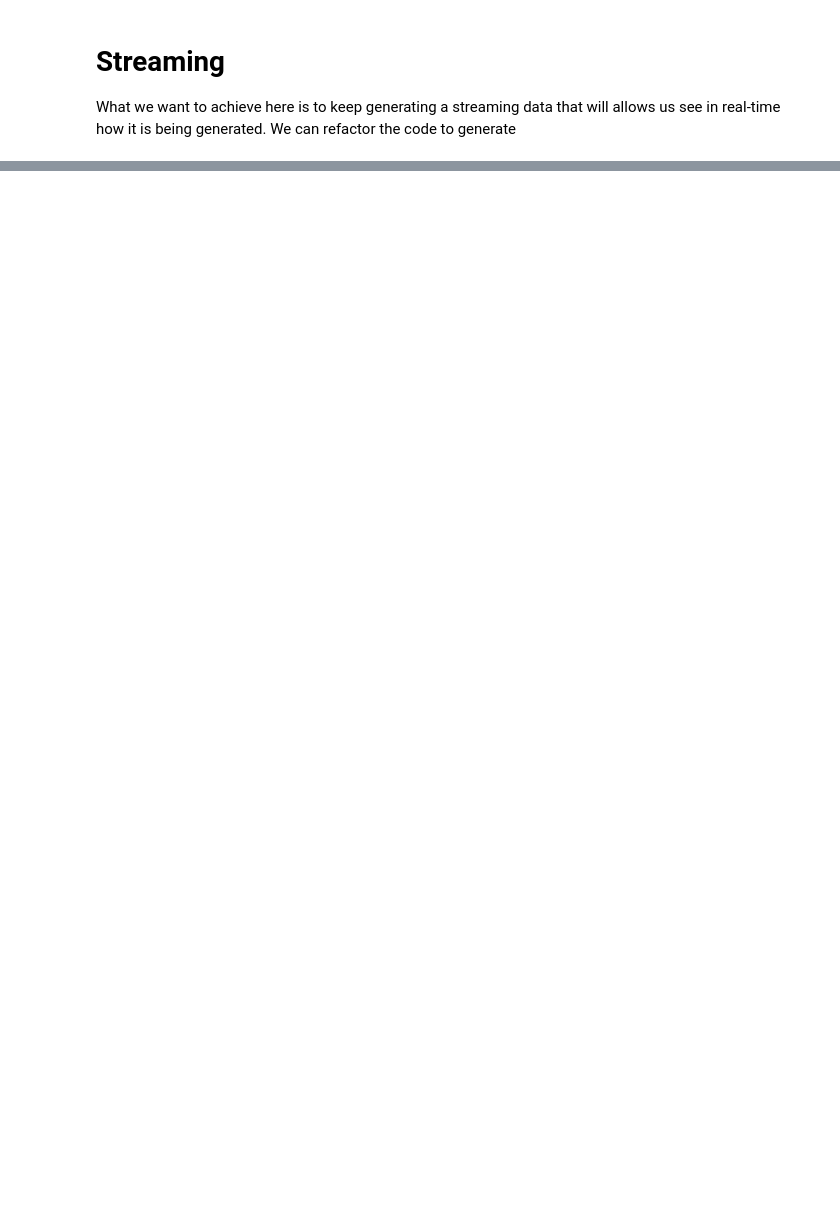
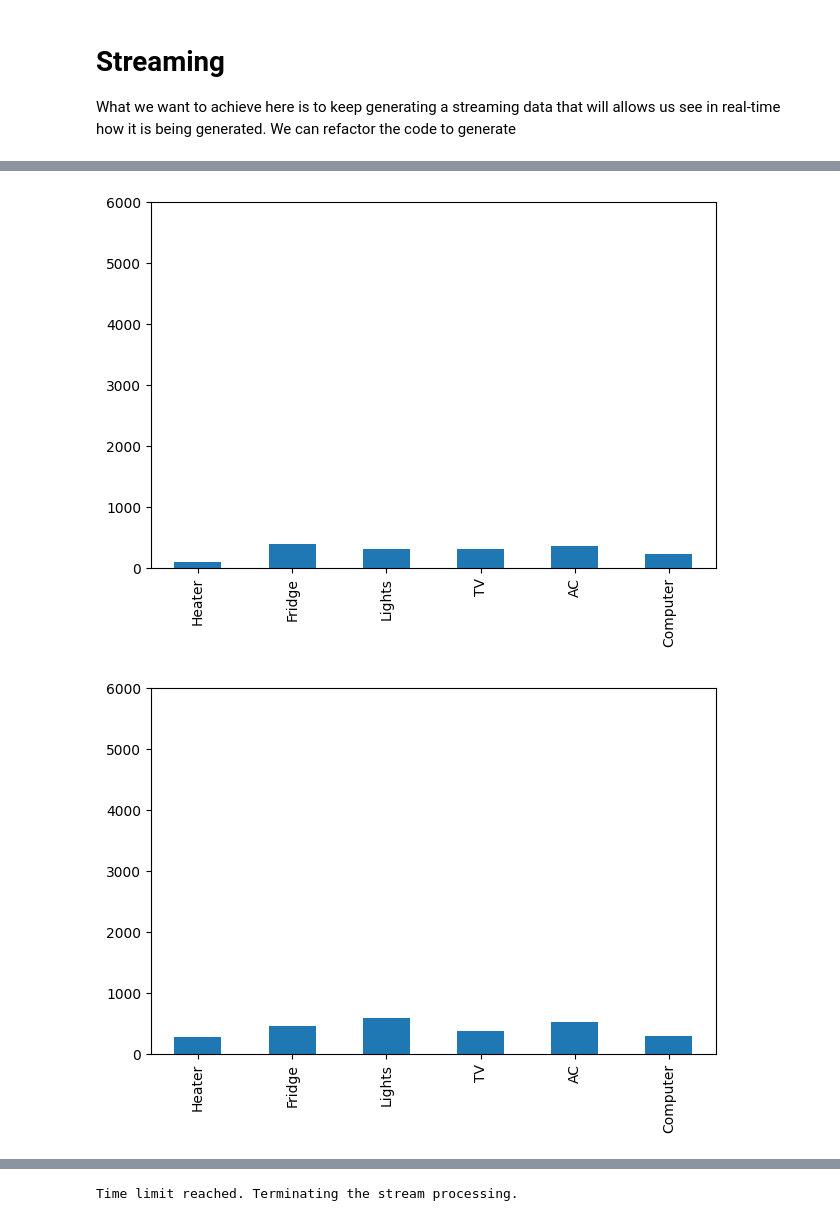
Before and after one commit to Stephen-Data-Engineer-Public/RESGAD-TECH-CLASS, a Jupyter notebook: Data Ingestion/Stream Data Ingestion/Streaming Ingestion demo.ipynb, the cells around one changed output, grey strips where cells are left out. Cells and saved outputs as stored; diff of their text form; code cells hidden in the pictures; blank space fills up the shorter version.

```diff
--- a/Data Ingestion/Stream Data Ingestion/Streaming Ingestion demo.ipynb
+++ b/Data Ingestion/Stream Data Ingestion/Streaming Ingestion demo.ipynb
@@ -7,10 +7,8 @@ import random
 import time
 
 def generate_mock_data():
+    DEVICES = ["Heater", "Fridge", "Lights", "TV", "AC", "Computer"]
     while True:
-        record = {
-            'id': random.randint(1, 1000),
-            'value': random.random() * 100
-            }
+        record = {device: random.randint(50, 500) for device in DEVICES}
         yield record
-        time.sleep(1) # Simulate data arriving every 0.5 seconds
+        time.sleep(1)
@@ -25,21 +15,24 @@ def transform_data(record):
 # %%
 import pandas as pd
 import matplotlib.pyplot as plt
+from collections import Counter
 
-buffer = []
+
+d1 = Counter()
 
 def load_data(record):
-    buffer.extend([record])
-    df = pd.DataFrame(buffer)
-    plt.clf()
-    df.plot(x='id', y='transformed_value', kind='line', marker='o')
+    global d1
+    d1 += Counter(record)
+
+    pd.Series(d1).plot(kind='bar')
+    plt.ylim(0, 6000)
+    plt.tight_layout()
     plt.show()
 # %%
 def process_stream(run_time_seconds):
     start_time = time.time()
     for record in generate_mock_data():
-        transformed_record = transform_data(record)
-        load_data(transformed_record)
+        load_data(record)
         if time.time() - start_time > run_time_seconds:
             print("Time limit reached. Terminating the stream processing.")
             break
@@ -61,0 +39,5 @@ Time limit reached. Terminating the stream processing.
+# %%
+process_stream(10)
+# %% [output]
+[figure, added]
+[figure, added]
@@ -61,0 +52 @@ Time limit reached. Terminating the stream processing.
+Time limit reached. Terminating the stream processing.
```
Also changed, not shown: parts of 3 cells of this notebook.
